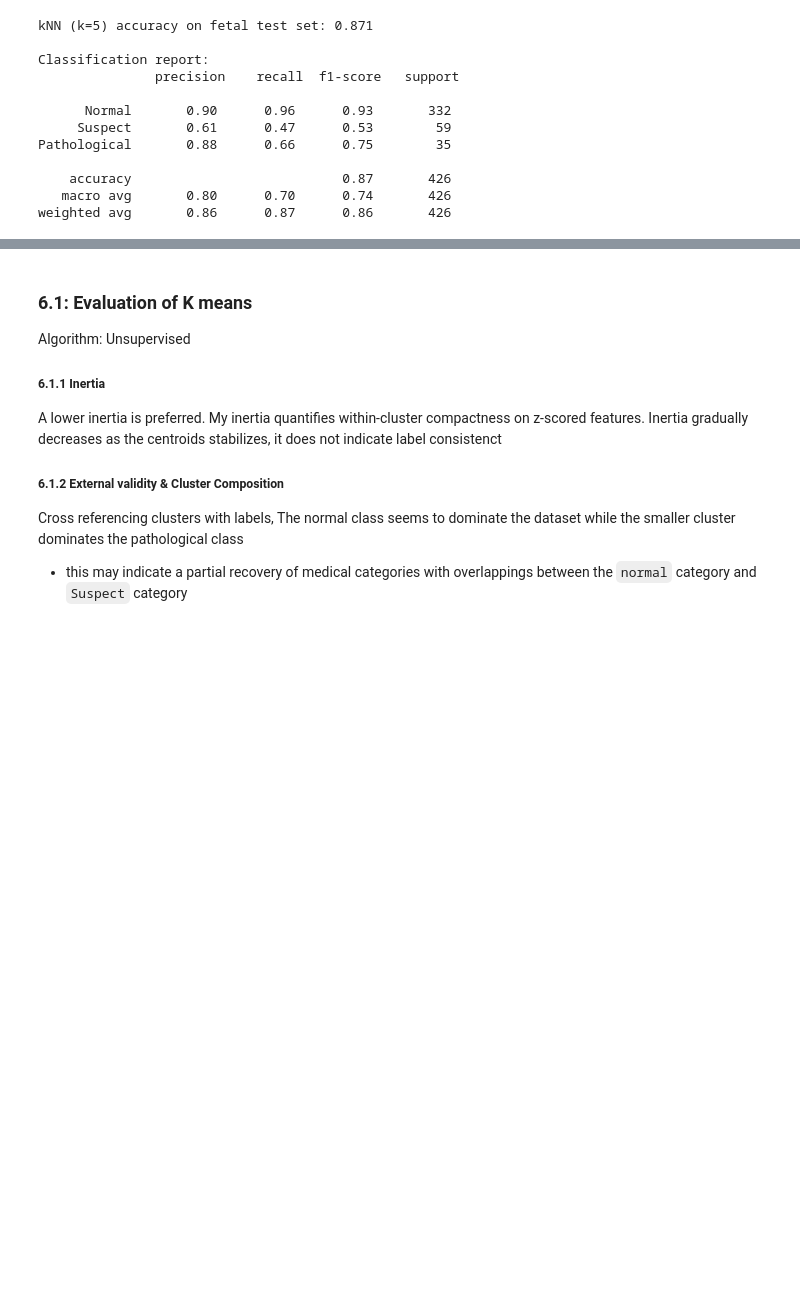
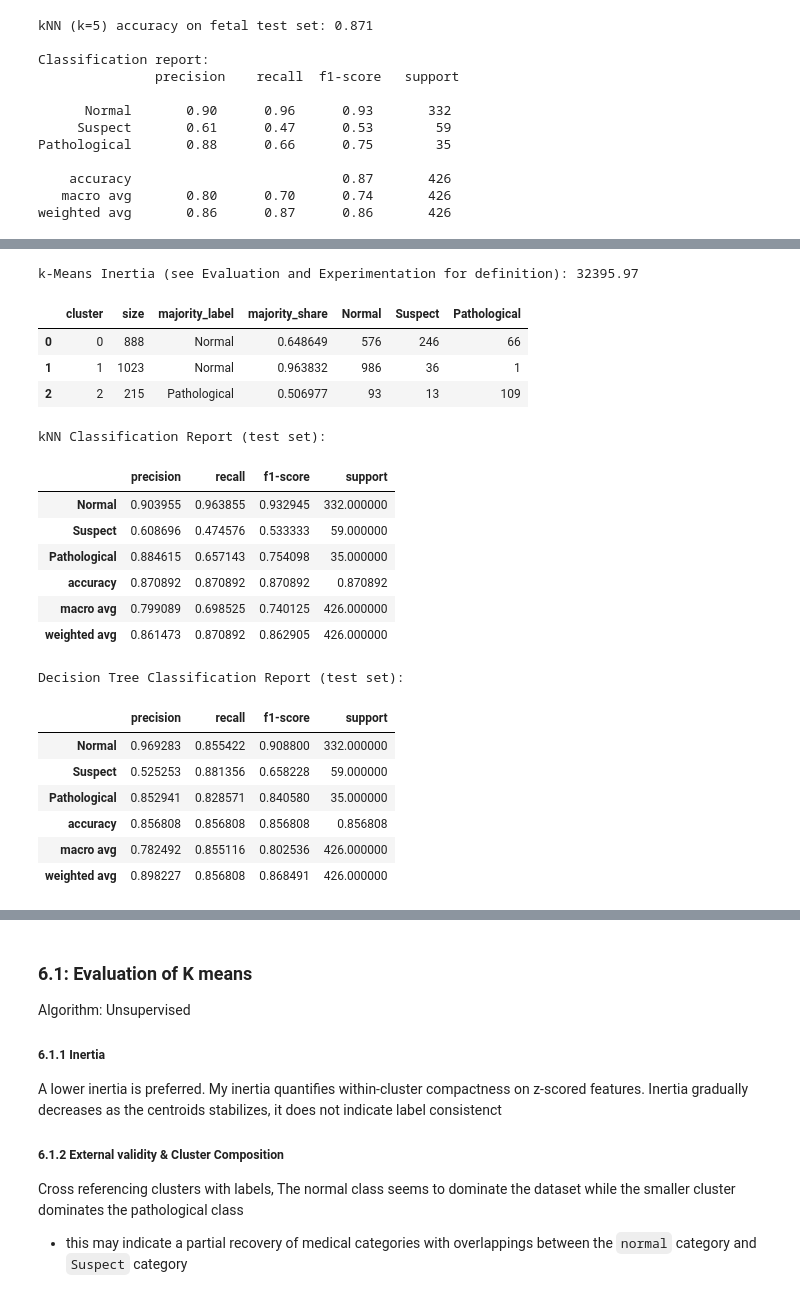
Before and after one commit to Yanguangchen/ML-midterms, a Jupyter notebook: CM3015_FetalHealth_KMeans_Iris_KNN.ipynb, the cells around one changed output, grey strips where cells are left out. Cells and saved outputs as stored; diff of their text form; code cells hidden in the pictures; blank space fills up the shorter version.

```diff
--- a/CM3015_FetalHealth_KMeans_Iris_KNN.ipynb
+++ b/CM3015_FetalHealth_KMeans_Iris_KNN.ipynb
@@ -503,0 +552,19 @@ weighted avg       0.86      0.87      0.86       426
+# %%
+from sklearn.pipeline import Pipeline
+from sklearn.preprocessing import StandardScaler
+from sklearn.linear_model import LinearRegression
+from sklearn.metrics import mean_absolute_error, mean_squared_error, r2_score
+
+linreg = Pipeline([
+    ("scaler", StandardScaler()),
+    ("linreg", LinearRegression()),
+])
+linreg.fit(X_train, y_train)
+
+y_pred_lr = linreg.predict(X_test)
+mae = mean_absolute_error(y_test, y_pred_lr)
+rmse = np.sqrt(mean_squared_error(y_test, y_pred_lr))
+r2 = r2_score(y_test, y_pred_lr)
+print(f"Linear Regression MAE: {mae:.3f}")
+print(f"Linear Regression RMSE: {rmse:.3f}")
+print(f"Linear Regression R^2: {r2:.3f}")
@@ -528,44 +626,77 @@ for idx, member_indices in enumerate(clusters):
             "Normal": 0,
             "Suspect": 0,
             "Pathological": 0,
         })
         continue
     ys = y_fetal[member_indices]
     normal = int((ys == 1.0).sum())
     suspect = int((ys == 2.0).sum())
     pathological = int((ys == 3.0).sum())
-    # majority
     counts = [("Normal", normal), ("Suspect", suspect), ("Pathological", pathological)]
     majority_label, majority_count = max(counts, key=lambda t: t[1])
     cluster_rows.append({
         "cluster": idx,
         "size": size,
         "majority_label": majority_label,
         "majority_share": majority_count / size if size > 0 else 0.0,
         "Normal": normal,
         "Suspect": suspect,
         "Pathological": pathological,
     })
 
 kmeans_df = pd.DataFrame(cluster_rows)
 print(f"k-Means Inertia (see Evaluation and Experimentation for definition): {inertia:.2f}")
 display(kmeans_df.sort_values("cluster").reset_index(drop=True))
 
-# --- kNN summary tables ---
-# (Recompute report as a dict for tabular display)
-report = classification_report(
-    y_test, y_pred,
+# --- kNN summary table ---
+knn_report = classification_report(
+    y_test, y_pred_knn,
     target_names=["Normal", "Suspect", "Pathological"],
     output_dict=True,
 )
-report_df = pd.DataFrame(report).T
+knn_df = pd.DataFrame(knn_report).T
+print("kNN Classification Report (test set):")
+display(knn_df)
 
-# Confusion matrix as a labeled table
-cm = confusion_matrix(y_test, y_pred, labels=[1.0, 2.0, 3.0])
-cm_df = pd.DataFrame(cm, index=["True Normal", "True Suspect", "True Pathological"],
-                        columns=["Pred Normal", "Pred Suspect", "Pred Pathological"])
+# --- Decision Tree summary table ---
+dt_report = classification_report(
+    y_test, y_pred_dt,
+    target_names=["Normal", "Suspect", "Pathological"],
+    output_dict=True,
+)
+dt_df = pd.DataFrame(dt_report).T
+print("Decision Tree Classification Report (test set):")
+display(dt_df)
 
-print("kNN Classification Report (test set):")
-display(report_df)
-print("kNN Confusion Matrix (test set):")
-display(cm_df)
+# --- Linear Regression regression metrics ---
+linreg_metrics = pd.DataFrame([
+    {"MAE": mae, "RMSE": rmse, "R2": r2}
+])
+print("Linear Regression Metrics (test set):")
+display(linreg_metrics)
+
+# Confusion matrices cached for visualization
+cm_knn = confusion_matrix(y_test, y_pred_knn, labels=[1.0, 2.0, 3.0])
+cm_dt = confusion_matrix(y_test, y_pred_dt, labels=[1.0, 2.0, 3.0])
+# %% [output]
+k-Means Inertia (see Evaluation and Experimentation for definition): 32395.97
+|  | cluster | size | majority_label | majority_share | Normal | Suspect | Pathological |
+| 0 | 0 | 888 | Normal | 0.648649 | 576 | 246 | 66 |
+| 1 | 1 | 1023 | Normal | 0.963832 | 986 | 36 | 1 |
+| 2 | 2 | 215 | Pathological | 0.506977 | 93 | 13 | 109 |
+kNN Classification Report (test set):
+|  | precision | recall | f1-score | support |
+| Normal | 0.903955 | 0.963855 | 0.932945 | 332.000000 |
+| Suspect | 0.608696 | 0.474576 | 0.533333 | 59.000000 |
+| Pathological | 0.884615 | 0.657143 | 0.754098 | 35.000000 |
+| accuracy | 0.870892 | 0.870892 | 0.870892 | 0.870892 |
+| macro avg | 0.799089 | 0.698525 | 0.740125 | 426.000000 |
+| weighted avg | 0.861473 | 0.870892 | 0.862905 | 426.000000 |
+Decision Tree Classification Report (test set):
+|  | precision | recall | f1-score | support |
+| Normal | 0.969283 | 0.855422 | 0.908800 | 332.000000 |
+| Suspect | 0.525253 | 0.881356 | 0.658228 | 59.000000 |
+| Pathological | 0.852941 | 0.828571 | 0.840580 | 35.000000 |
+| accuracy | 0.856808 | 0.856808 | 0.856808 | 0.856808 |
+| macro avg | 0.782492 | 0.855116 | 0.802536 | 426.000000 |
+| weighted avg | 0.898227 | 0.856808 | 0.868491 | 426.000000 |
```
Also changed, not shown: parts of 18 cells of this notebook, 6 other files.
